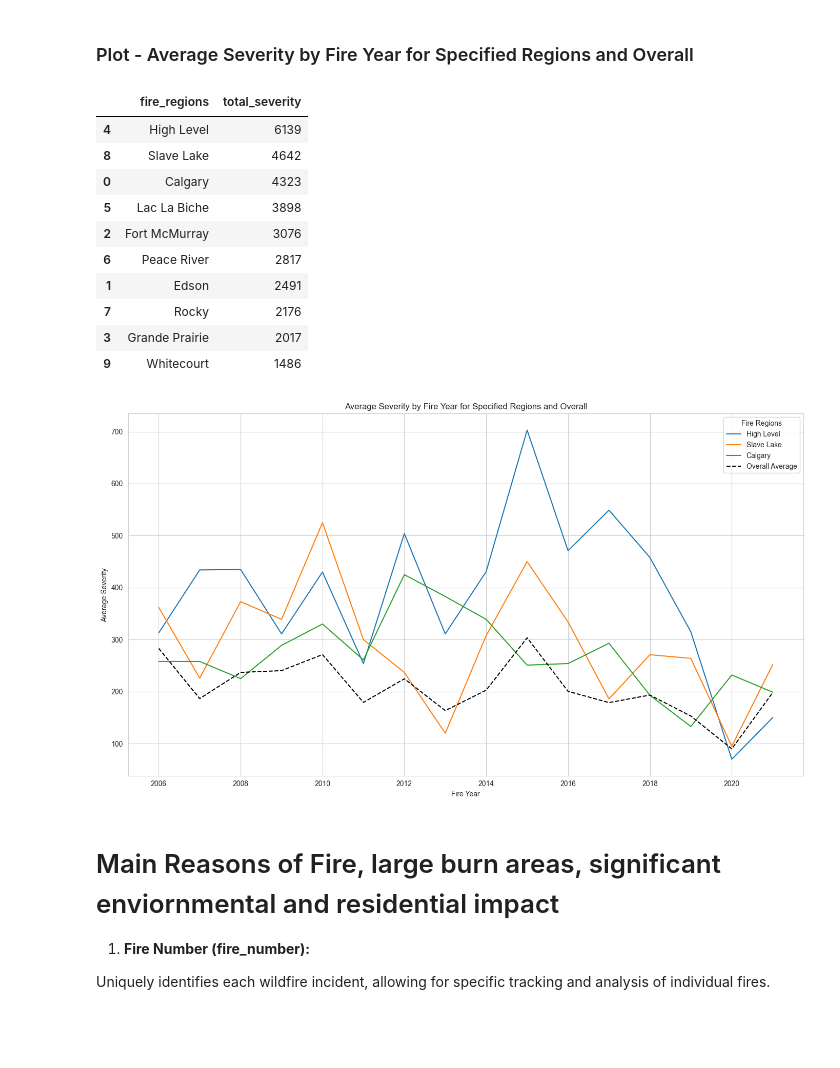
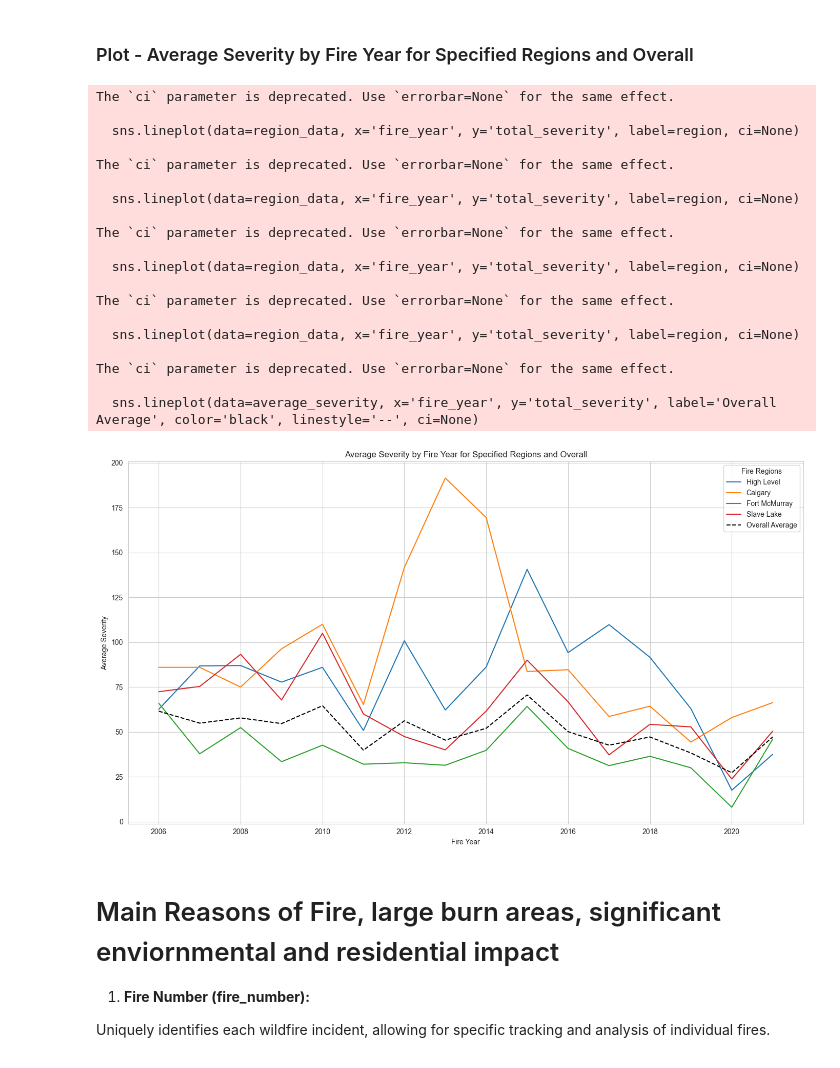
Before and after one commit to paulpark6/WildFire, a Jupyter notebook: wf_DA2.ipynb, the cells around one changed output. Saved outputs shown, nothing was run; the diff lists cells and outputs as text; code cells hidden in the pictures; blank space fills up the shorter version.

```diff
--- a/wf_DA2.ipynb
+++ b/wf_DA2.ipynb
@@ -375,6 +423,6 @@ Try using .loc[row_indexer,col_indexer] = value instead
 See the caveats in the documentation: https://pandas.pydata.org/pandas-docs/stable/user_guide/indexing.html#returning-a-view-versus-a-copy
   df_map['fire_severity'] = df_map['size_class'].map(severity_mapping).fillna(default_severity).astype(int)
 # %%
-df_fire_sev = df_map.groupby(['fire_regions','fire_year'])['fire_severity'].sum().reset_index(name='total_severity')
+df_fire_sev = df_map.groupby(['fire_regions','fire_year','size_class'])['fire_severity'].sum().reset_index(name='total_severity')
 # %% [markdown]
 ### Plot - Total Severity by Fire Region and Year
@@ -409,54 +481,58 @@ Passing `palette` without assigning `hue` is deprecated and will be removed in v
 # %% [markdown]
 ### Plot - Average Severity by Fire Year for Specified Regions and Overall
-# %%
-severity_by_region_sorted
-# %% [output]
-|  | fire_regions | total_severity |
-| 4 | High Level | 6139 |
-| 8 | Slave Lake | 4642 |
-| 0 | Calgary | 4323 |
-| 5 | Lac La Biche | 3898 |
-| 2 | Fort McMurray | 3076 |
-| 6 | Peace River | 2817 |
-| 1 | Edson | 2491 |
-| 7 | Rocky | 2176 |
-| 3 | Grande Prairie | 2017 |
-| 9 | Whitecourt | 1486 |
 # %%
 
 # List of regions you want to plot (add or remove as needed)
-specified_regions = ['High Level', 'Slave Lake','Calgary']  # Replace with regions of interest
+specified_regions = ['High Level','Calgary', 'Fort McMurray', 'Slave Lake']  # Replace with regions of interest
 # %%
 # Set the style for seaborn
 sns.set_style("whitegrid")
 
 # Create a line plot for specified regions and the overall average
 plt.figure(figsize=(14, 8))
 
-
-# Plot line for each specified region
 for region in specified_regions:
+    # Filter the data for the current region
     region_data = df_fire_sev[df_fire_sev['fire_regions'] == region]
     region_data = region_data.sort_values('fire_year')
-    sns.lineplot(data=region_data, x='fire_year', y='total_severity', label=region)
+    sns.lineplot(data=region_data, x='fire_year', y='total_severity', label=region, ci=None)
 
-# Compute and plot the average severity for each year across all regions
+# Compute and plot the average severity for each year across all regions without the confidence interval shade
 average_severity = df_fire_sev.groupby('fire_year')['total_severity'].mean().reset_index()
-sns.lineplot(data=average_severity, x='fire_year', y='total_severity', label='Overall Average', color='black', linestyle='--')
+sns.lineplot(data=average_severity, x='fire_year', y='total_severity', label='Overall Average', color='black', linestyle='--', ci=None)
 
 # Add labels and title
 plt.xlabel('Fire Year')
 plt.ylabel('Average Severity')
 plt.title('Average Severity by Fire Year for Specified Regions and Overall')
 
-# Add legend
+# Add a legend to differentiate the regions from the overall average
 plt.legend(title='Fire Regions')
 
 # Show the plot
 plt.tight_layout()
 plt.show()
 # %% [output]
+The `ci` parameter is deprecated. Use `errorbar=None` for the same effect.
+
+  sns.lineplot(data=region_data, x='fire_year', y='total_severity', label=region, ci=None)
+
+The `ci` parameter is deprecated. Use `errorbar=None` for the same effect.
+
+  sns.lineplot(data=region_data, x='fire_year', y='total_severity', label=region, ci=None)
+
+The `ci` parameter is deprecated. Use `errorbar=None` for the same effect.
+
+  sns.lineplot(data=region_data, x='fire_year', y='total_severity', label=region, ci=None)
+
+The `ci` parameter is deprecated. Use `errorbar=None` for the same effect.
+
+  sns.lineplot(data=region_data, x='fire_year', y='total_severity', label=region, ci=None)
+
+The `ci` parameter is deprecated. Use `errorbar=None` for the same effect.
+
+  sns.lineplot(data=average_severity, x='fire_year', y='total_severity', label='Overall Average', color='black', linestyle='--', ci=None)
-[figure, old version]
+[figure, new version]
 # %% [markdown]
 # Main Reasons of Fire, large burn areas, significant enviornmental and residential impact
 
```
Also changed, not shown: parts of 13 cells of this notebook.
